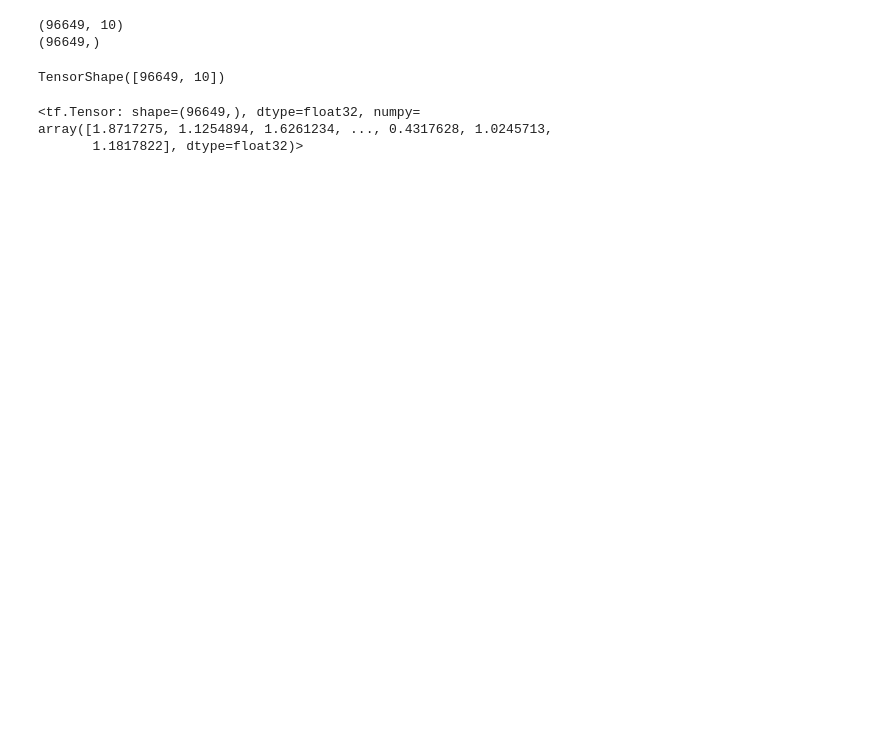
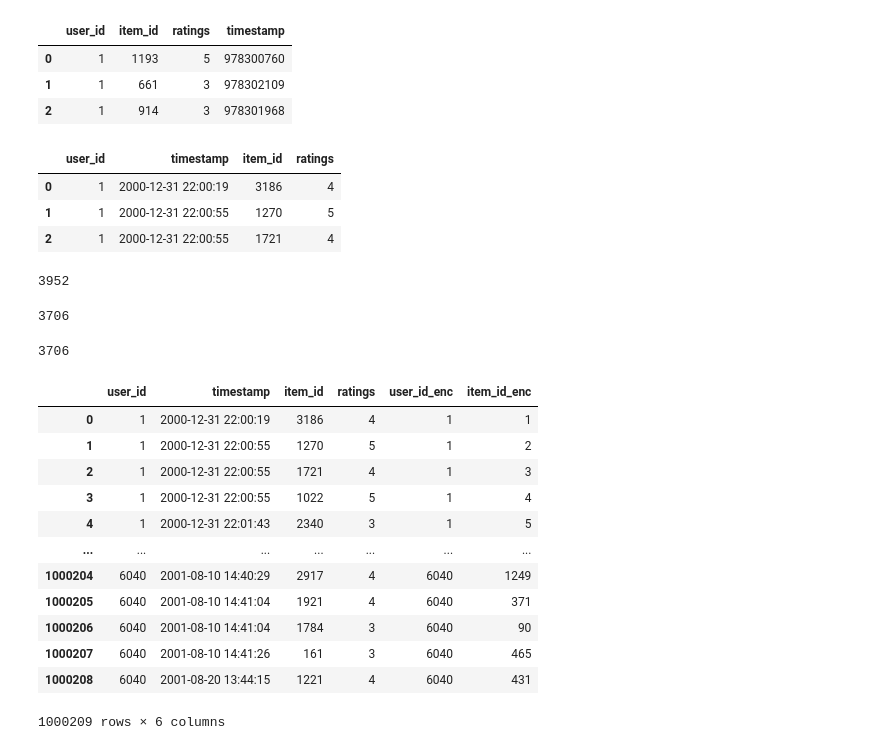
Before and after one commit to malinphy/recommender_sys, a Jupyter notebook: caser/caser_tf.ipynb, the cells around one changed output. Drawn from its saved outputs; the diff is of its cells as text; code cells hidden in the pictures; blank space fills up the shorter version.

```diff
--- a/caser/caser_tf.ipynb
+++ b/caser/caser_tf.ipynb
@@ -390,22 +0,0 @@ print(x_model_out.shape) #### belki buna ortadan split atabilirim
-# %%
-#### prediction function
-w2_pred = tf.squeeze(tf.split(doublet_embedding_w_model_out,2,
-                              axis = 1)[0], axis = 1)
-b2_pred = tf.squeeze(tf.squeeze(tf.split(doublet_embedding_b_model_out,2,
-                              axis =1)[0], axis = 1), axis =1)
-# tf.matmul(x,)
-print(w2_pred.shape)
-print(b2_pred.shape)
-# %% [output]
-(96649, 10)
-(96649,)
-# %%
-w2_pred.shape
-# %% [output]
-TensorShape([96649, 10])
-# %%
-finalo = tf.math.reduce_sum((x_model_out*w2_pred) ,axis =1) + b2_pred
-# %% [output]
-<tf.Tensor: shape=(96649,), dtype=float32, numpy=
-array([1.8717275, 1.1254894, 1.6261234, ..., 0.4317628, 1.0245713,
-       1.1817822], dtype=float32)>
@@ -411,0 +33,53 @@ array([1.8717275, 1.1254894, 1.6261234, ..., 0.4317628, 1.0245713,
+# %%
+df.head(3)
+# %% [output]
+|  | user_id | item_id | ratings | timestamp |
+| 0 | 1 | 1193 | 5 | 978300760 |
+| 1 | 1 | 661 | 3 | 978302109 |
+| 2 | 1 | 914 | 3 | 978301968 |
+# %%
+df['timestamp'] = time_conv(df['timestamp'])
+df = time_sorter(df,'user_id', 'timestamp')
+df.head(3)
+# %% [output]
+|  | user_id | timestamp | item_id | ratings |
+| 0 | 1 | 2000-12-31 22:00:19 | 3186 | 4 |
+| 1 | 1 | 2000-12-31 22:00:55 | 1270 | 5 |
+| 2 | 1 | 2000-12-31 22:00:55 | 1721 | 4 |
+# %%
+np.max(df['item_id'].values)
+# %% [output]
+3952
+# %%
+df['item_id'].nunique()
+# %% [output]
+3706
+# %%
+unique_users, num_unique_user = unique_definer(df,'user_id')
+unique_items, num_unique_item = unique_definer(df,'item_id')
+# %%
+num_unique_item
+# %% [output]
+3706
+# %%
+item_2enc, enc_2item = corpus_creator(unique_items, 1)
+user_2enc, enc_2user = corpus_creator(unique_users, 1)
+# %%
+df['user_id_enc'] = df['user_id'].map(enc_2user)
+df['item_id_enc'] = df['item_id'].map(enc_2item)
+# %%
+df
+# %% [output]
+|  | user_id | timestamp | item_id | ratings | user_id_enc | item_id_enc |
+| 0 | 1 | 2000-12-31 22:00:19 | 3186 | 4 | 1 | 1 |
+| 1 | 1 | 2000-12-31 22:00:55 | 1270 | 5 | 1 | 2 |
+| 2 | 1 | 2000-12-31 22:00:55 | 1721 | 4 | 1 | 3 |
+| 3 | 1 | 2000-12-31 22:00:55 | 1022 | 5 | 1 | 4 |
+| 4 | 1 | 2000-12-31 22:01:43 | 2340 | 3 | 1 | 5 |
+| ... | ... | ... | ... | ... | ... | ... |
+| 1000204 | 6040 | 2001-08-10 14:40:29 | 2917 | 4 | 6040 | 1249 |
+| 1000205 | 6040 | 2001-08-10 14:41:04 | 1921 | 4 | 6040 | 371 |
+| 1000206 | 6040 | 2001-08-10 14:41:04 | 1784 | 3 | 6040 | 90 |
+| 1000207 | 6040 | 2001-08-10 14:41:26 | 161 | 3 | 6040 | 465 |
+| 1000208 | 6040 | 2001-08-20 13:44:15 | 1221 | 4 | 6040 | 431 |
+1000209 rows × 6 columns
```
Also changed, not shown: parts of 58 cells of this notebook.
